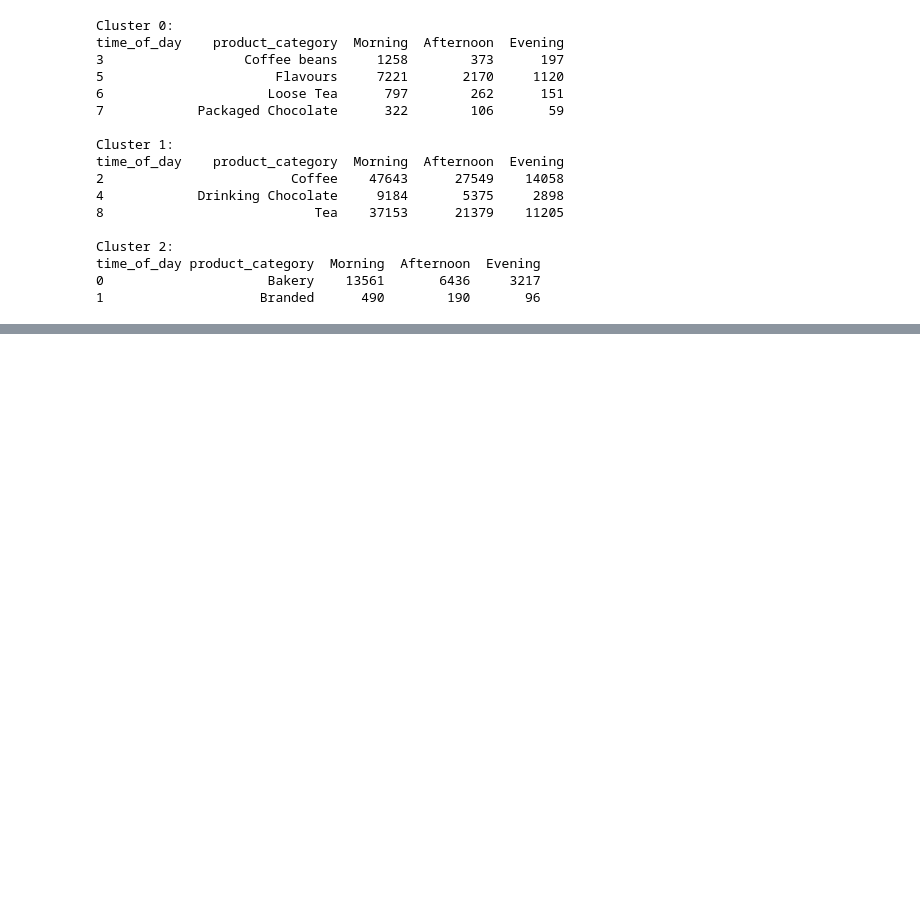
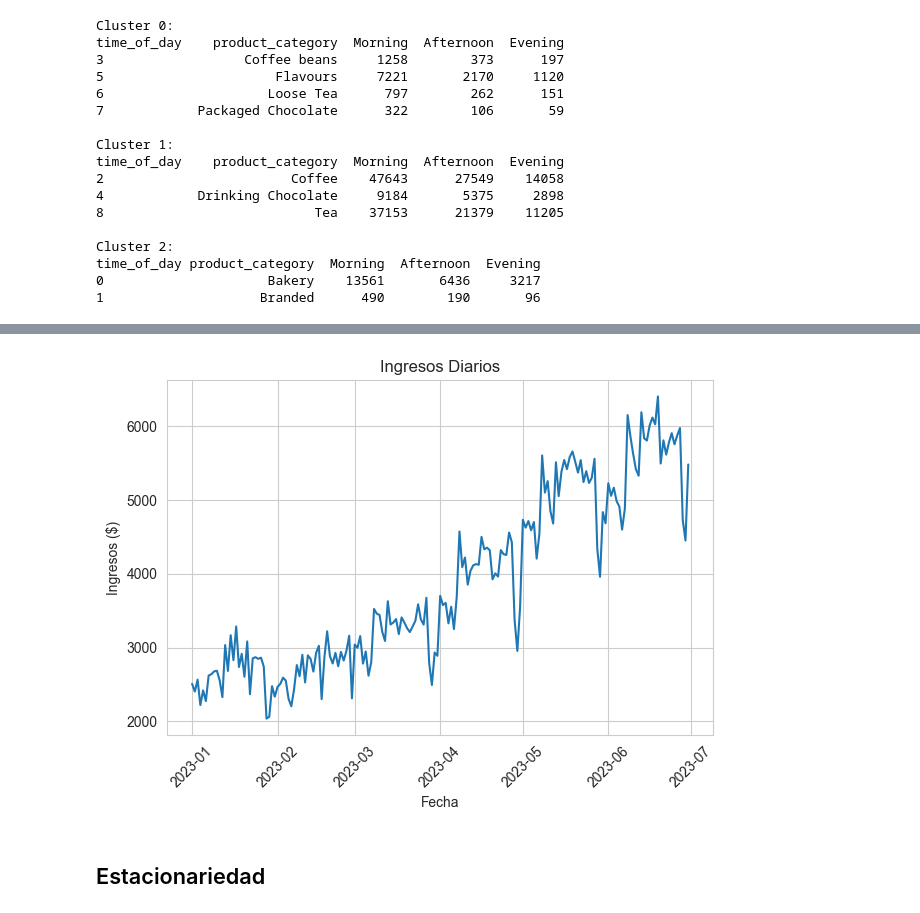
Before and after one commit to cinna-vk/Analisis-en-ventas-de-una-cafeteria, a Jupyter notebook: mineria_PIA.ipynb, the cells around one changed output, grey strips where cells are left out. Drawn from its saved outputs; the diff is of its cells as text; code cells hidden in the pictures; blank space fills up the shorter version.

```diff
--- a/mineria_PIA.ipynb
+++ b/mineria_PIA.ipynb
@@ -1478,0 +1474,5 @@ time_of_day product_category  Morning  Afternoon  Evening
+# %%
+df_sales = df.groupby('transaction_date')['total'].sum().reset_index()
+df_sales.index = pd.to_datetime(df_sales['transaction_date'])
+del df_sales['transaction_date']
+df_sales.head()
@@ -1478,0 +1487,13 @@ time_of_day product_category  Morning  Afternoon  Evening
+# %%
+sns.set_style("whitegrid")
+sns.lineplot(data=df_sales, x=df_sales.index, y='total')
+plt.title('Ingresos Diarios')
+plt.xlabel('Fecha')
+plt.ylabel('Ingresos ($)')
+plt.xticks(rotation=45)
+plt.tight_layout()
+plt.show()
+# %% [output]
+[figure, added]
+# %% [markdown]
+## Estacionariedad
```
Also changed, not shown: parts of 66 cells of this notebook.
